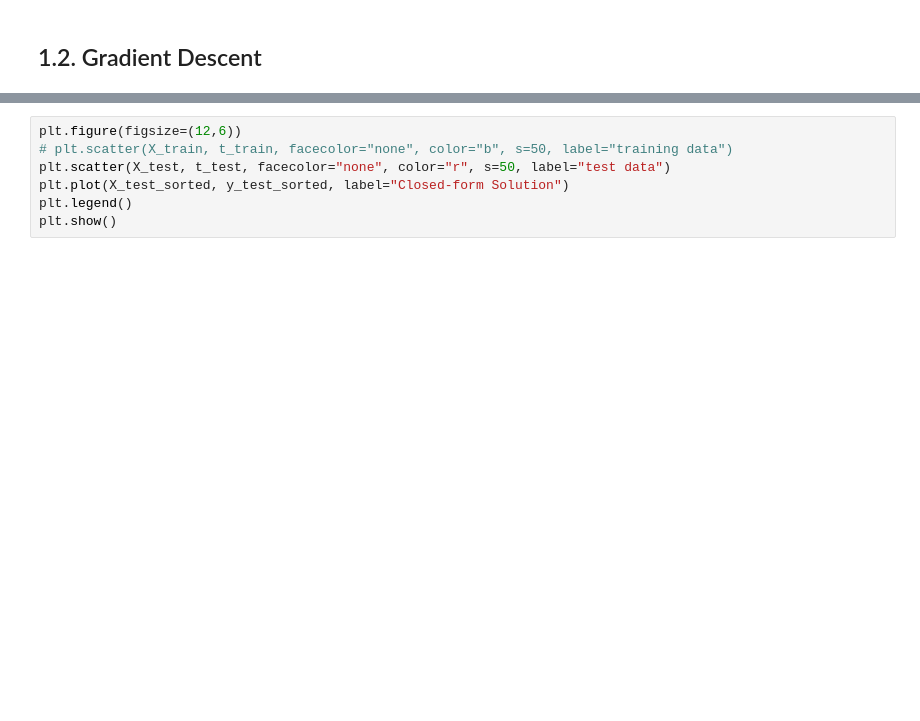
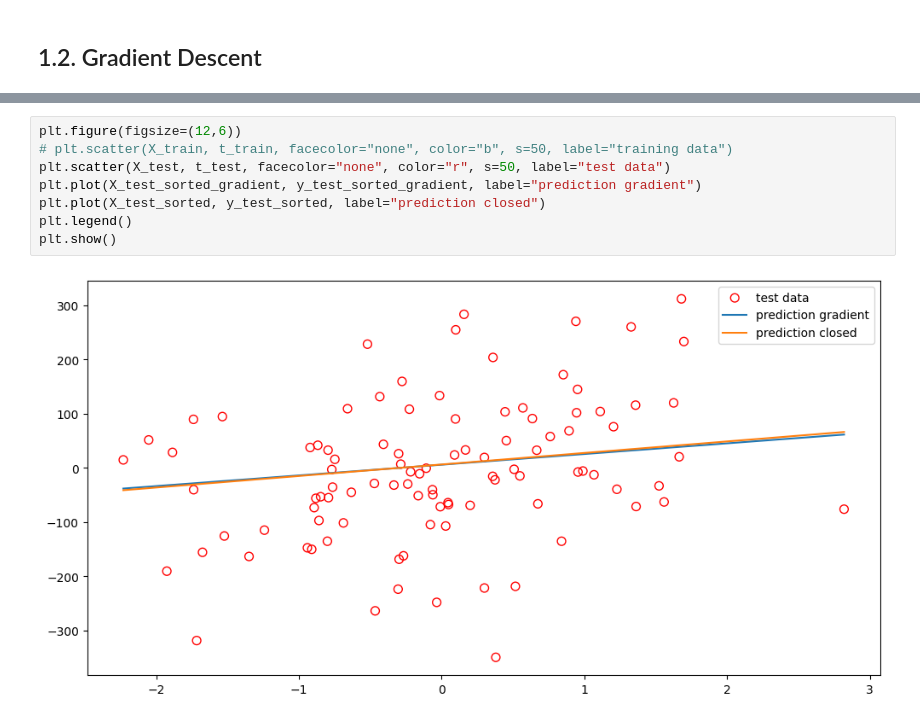
Before and after one commit to iandreileo/homework-ai-linear-regression, a Jupyter notebook: main.ipynb, the cells around one changed output, grey strips where cells are left out. Drawn from its saved outputs; the diff is of its cells as text; blank space fills up the shorter version.

```diff
--- a/main.ipynb
+++ b/main.ipynb
@@ -210,7 +294,10 @@ plt.show()
 # %%
 plt.figure(figsize=(12,6))
 # plt.scatter(X_train, t_train, facecolor="none", color="b", s=50, label="training data")
 plt.scatter(X_test, t_test, facecolor="none", color="r", s=50, label="test data")
-plt.plot(X_test_sorted, y_test_sorted, label="Closed-form Solution")
+plt.plot(X_test_sorted_gradient, y_test_sorted_gradient, label="prediction gradient")
+plt.plot(X_test_sorted, y_test_sorted, label="prediction closed")
 plt.legend()
 plt.show()
+# %% [output]
+[figure, added]
```
Also changed, not shown: parts of 10 cells of this notebook.
